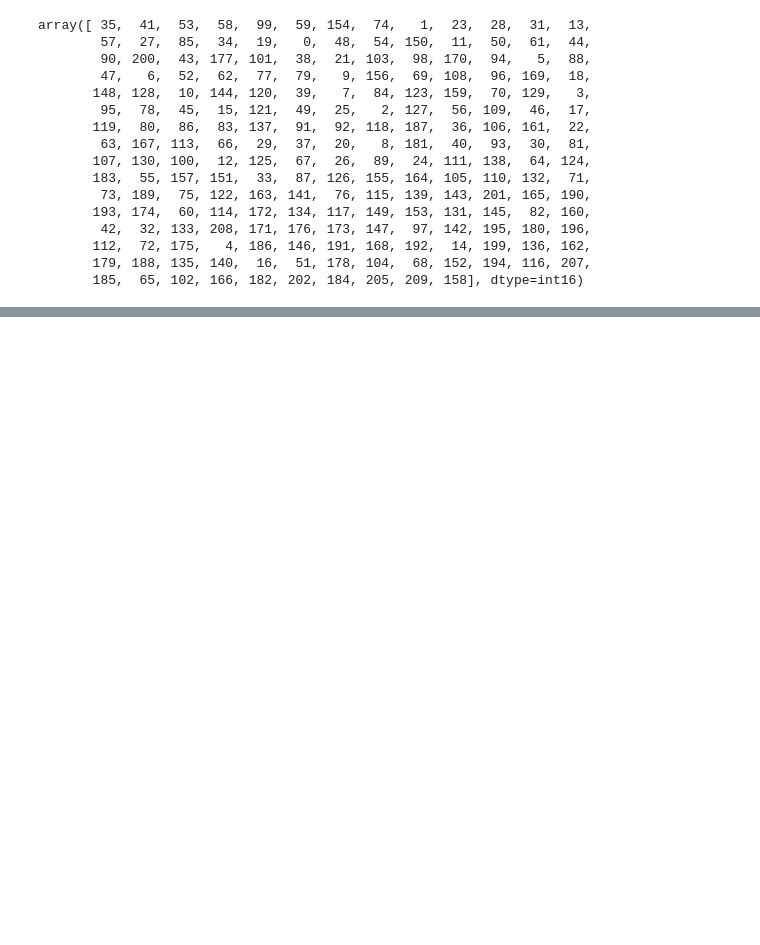
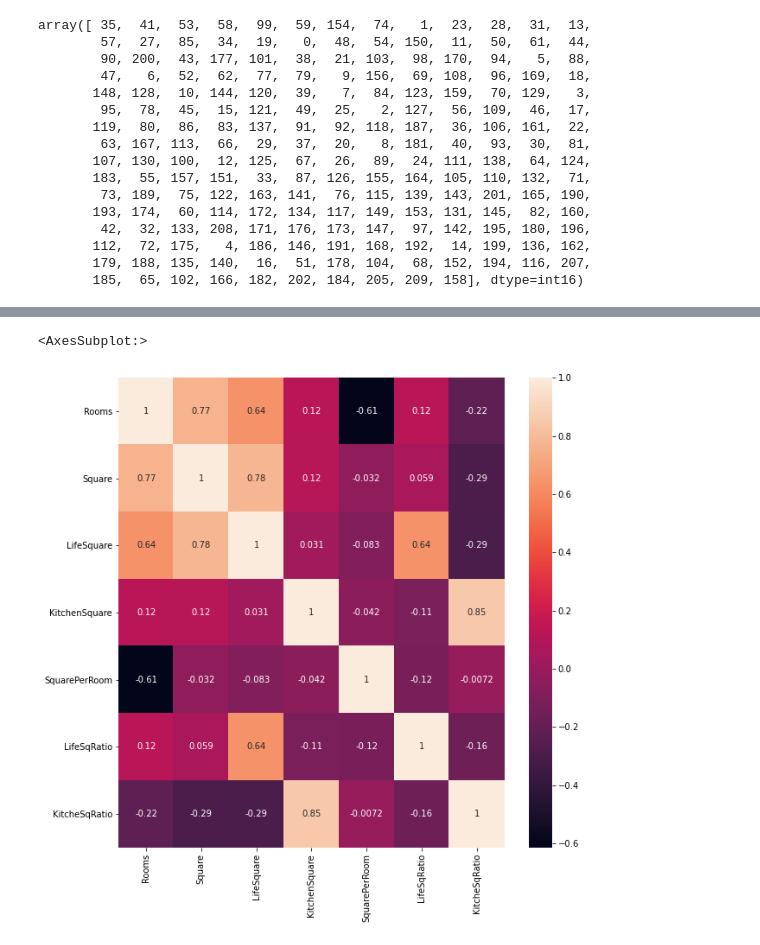
Before and after one commit to zhr9k/libs-for-data-science, a Jupyter notebook: kursach.ipynb, the cells around one changed output, grey strips where cells are left out. Cells and saved outputs as stored; diff of their text form; code cells hidden in the pictures; blank space fills up the shorter version.

```diff
--- a/kursach.ipynb
+++ b/kursach.ipynb
@@ -712,0 +945,6 @@ Name: DistrictId, Length: 10000, dtype: float64
+# %%
+plt.figure(figsize=(10, 10))
+sns.heatmap(df_test[square_feats].corr(), annot=True)
+# %% [output]
+<AxesSubplot:>
+[figure, added]
```
Also changed, not shown: parts of 73 cells of this notebook.
